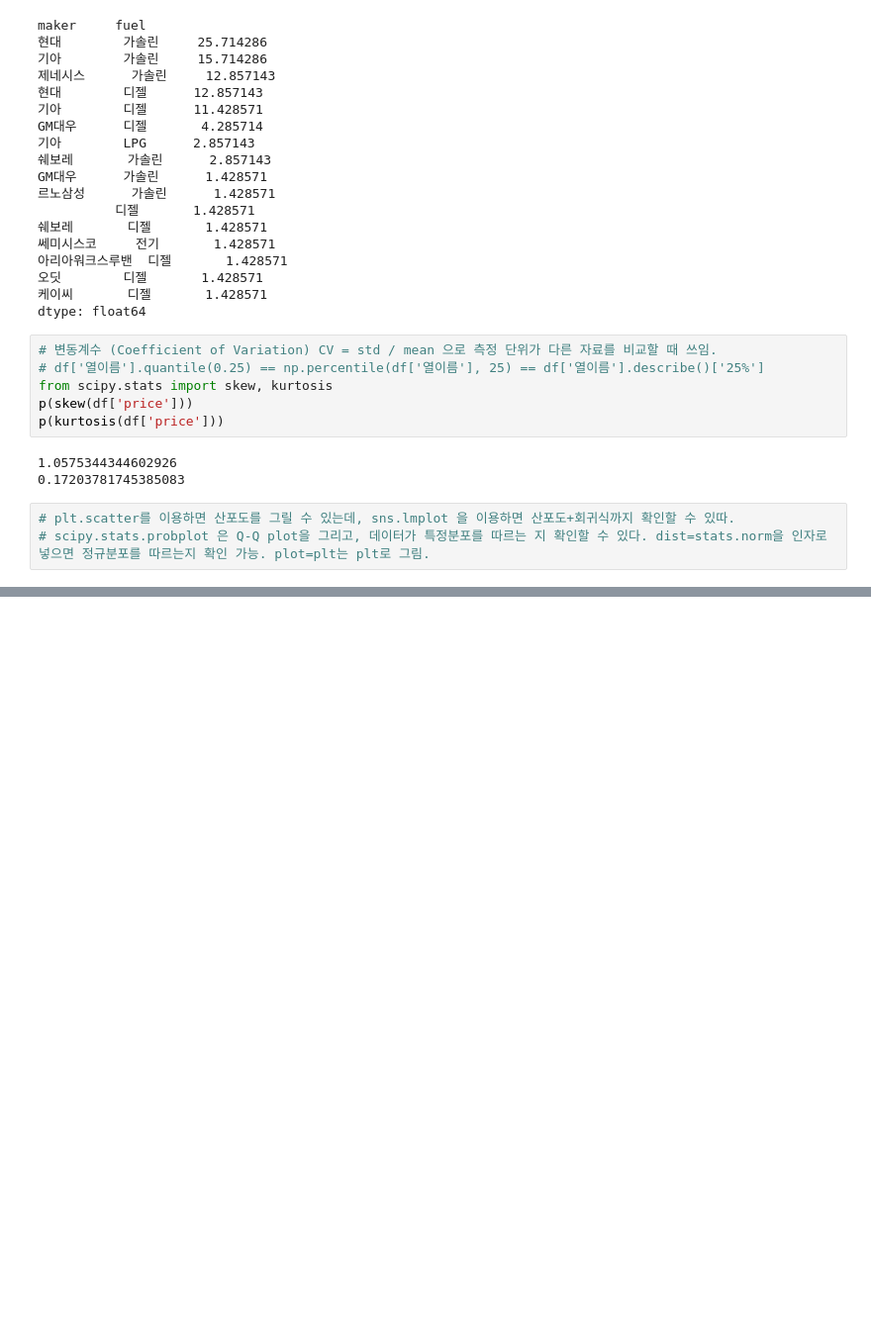
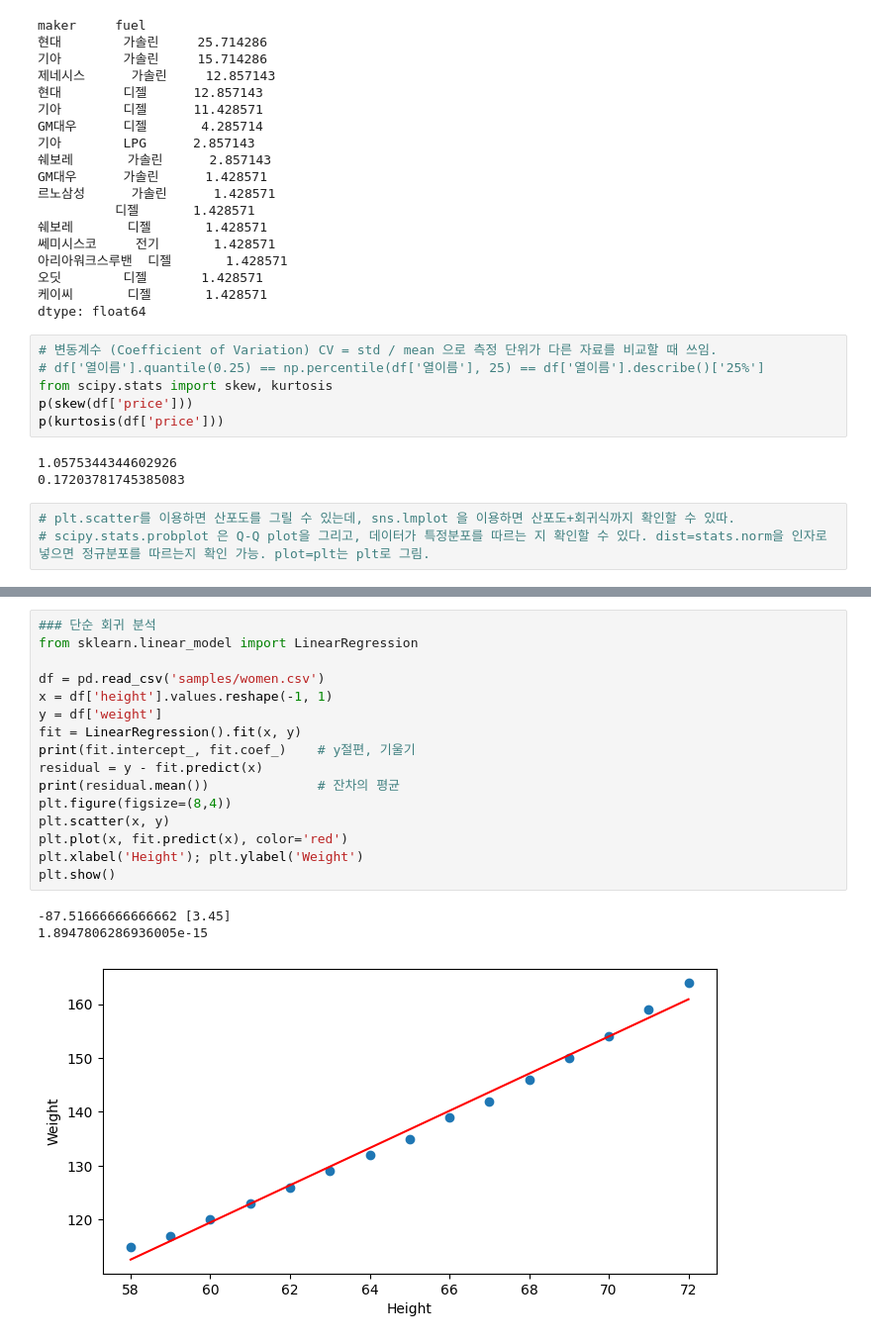
Before and after one commit to chickengak/TIL, a Jupyter notebook: dev-journey/big-data/myPractice-bbg.ipynb, the cells around one changed output, grey strips where cells are left out. Shown at 99% size. Drawn from its saved outputs; the diff is of its cells as text; blank space fills up the shorter version.

```diff
--- a/dev-journey/big-data/myPractice-bbg.ipynb
+++ b/dev-journey/big-data/myPractice-bbg.ipynb
@@ -402,0 +496,20 @@ p(kurtosis(df['price']))
+# %%
+### 단순 회귀 분석
+from sklearn.linear_model import LinearRegression
+
+df = pd.read_csv('samples/women.csv')
+x = df['height'].values.reshape(-1, 1)
+y = df['weight']
+fit = LinearRegression().fit(x, y)
+print(fit.intercept_, fit.coef_)    # y절편, 기울기
+residual = y - fit.predict(x)
+print(residual.mean())              # 잔차의 평균
+plt.figure(figsize=(8,4))
+plt.scatter(x, y)
+plt.plot(x, fit.predict(x), color='red')
+plt.xlabel('Height'); plt.ylabel('Weight')
+plt.show()
+# %% [output]
+-87.51666666666662 [3.45]
+1.8947806286936005e-15
+[figure, added]
```
Also changed, not shown: parts of 17 cells of this notebook.
